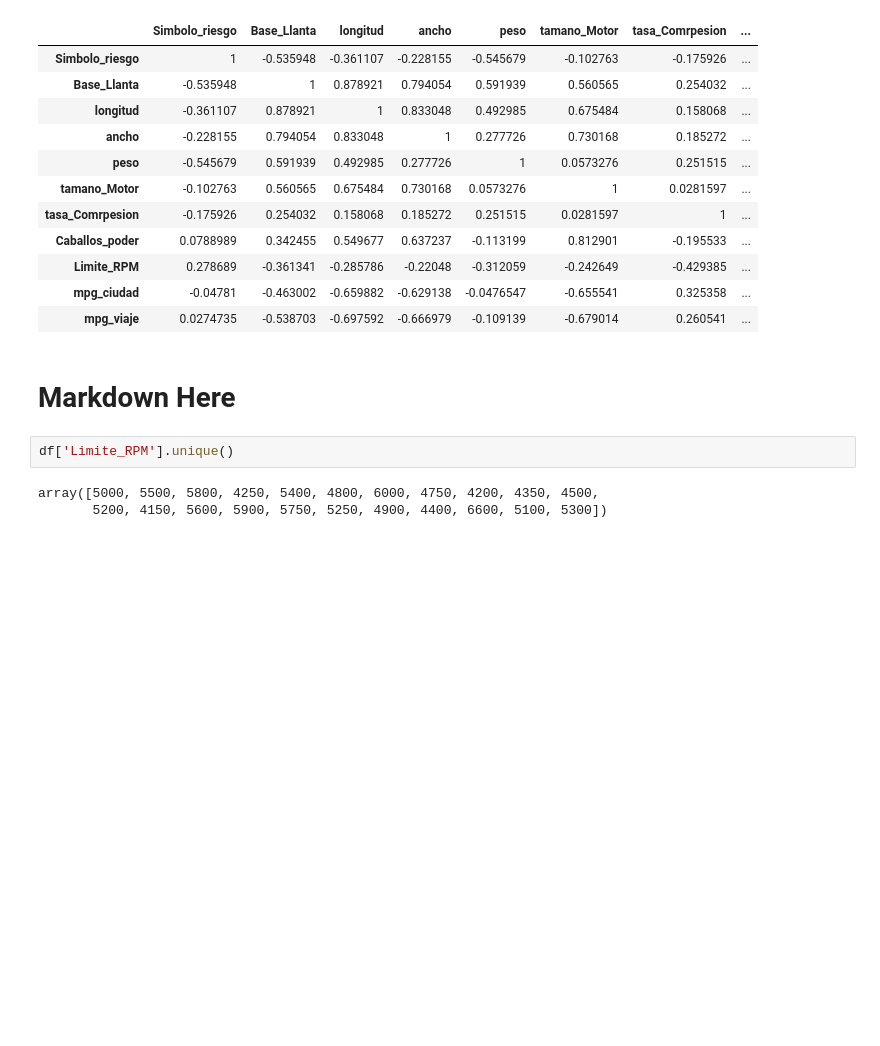
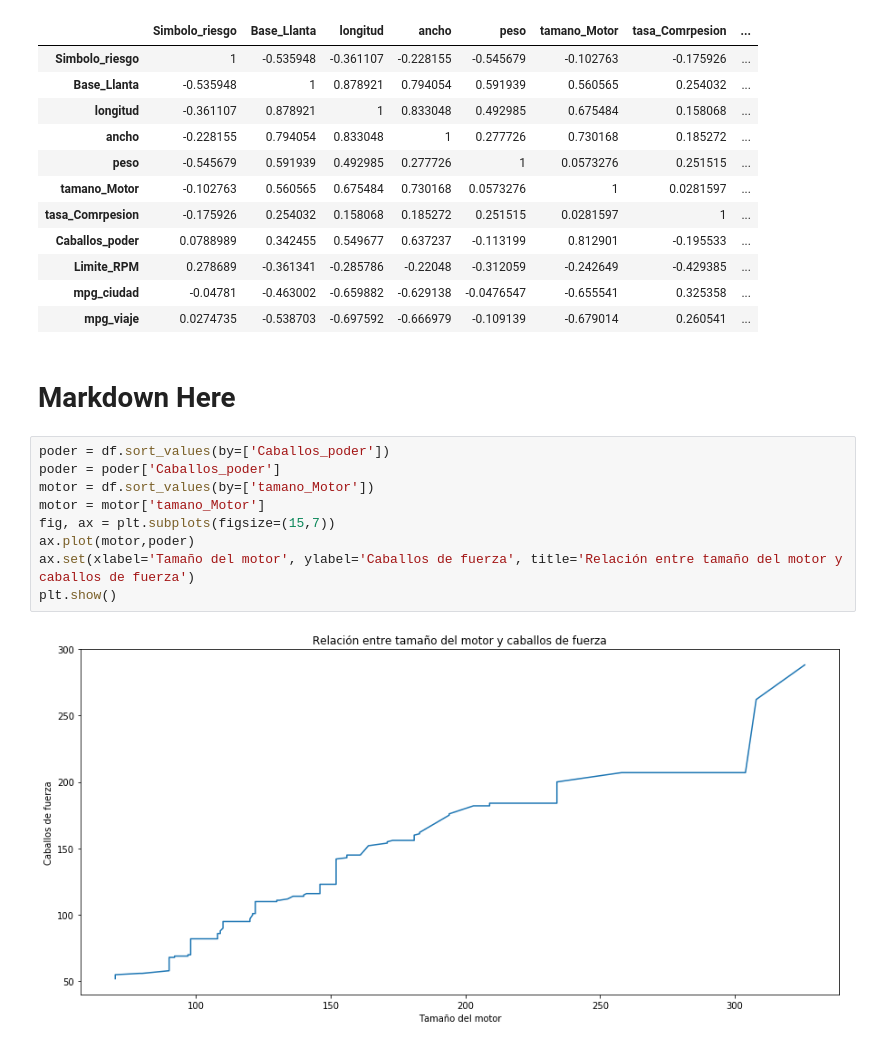
Before and after one commit to Manolomon/automobile-analysis, a Jupyter notebook: analysis.ipynb, the cells around one changed output. Cells and saved outputs as stored; diff of their text form; blank space fills up the shorter version.

```diff
--- a/analysis.ipynb
+++ b/analysis.ipynb
@@ -137,8 +109,14 @@ corr.style.background_gradient(cmap='coolwarm')
 | mpg_viaje | 0.0274735 | -0.538703 | -0.697592 | -0.666979 | -0.109139 | -0.679014 | 0.260541 | ... |
 # %% [markdown]
 # Markdown Here
-# %%
-df['Limite_RPM'].unique()
-# %% [output]
-array([5000, 5500, 5800, 4250, 5400, 4800, 6000, 4750, 4200, 4350, 4500,
-       5200, 4150, 5600, 5900, 5750, 5250, 4900, 4400, 6600, 5100, 5300])
+# %%
+poder = df.sort_values(by=['Caballos_poder'])
+poder = poder['Caballos_poder']
+motor = df.sort_values(by=['tamano_Motor'])
+motor = motor['tamano_Motor']
+fig, ax = plt.subplots(figsize=(15,7))
+ax.plot(motor,poder)
+ax.set(xlabel='Tamaño del motor', ylabel='Caballos de fuerza', title='Relación entre tamaño del motor y caballos de fuerza')
+plt.show()
+# %% [output]
+[figure, added]
```
Also changed, not shown: parts of 16 cells of this notebook.
